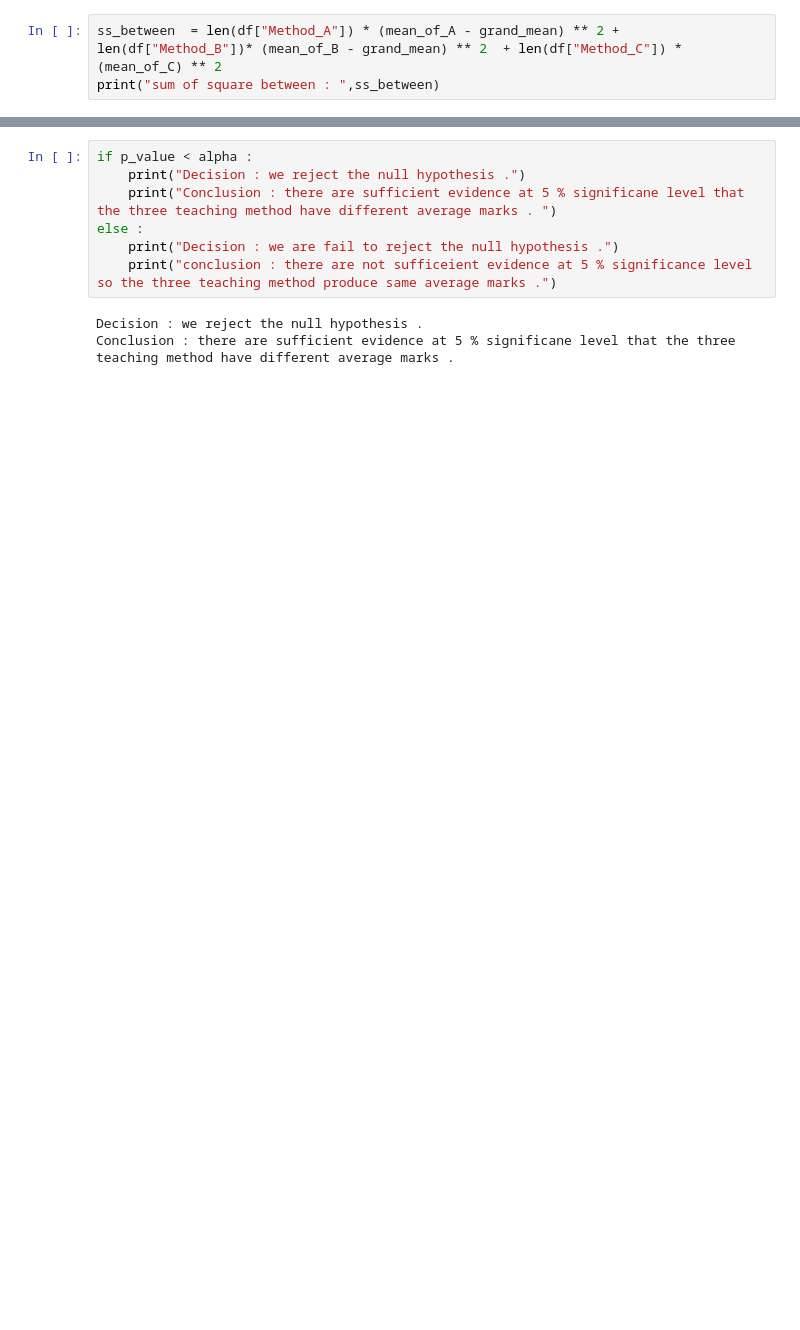
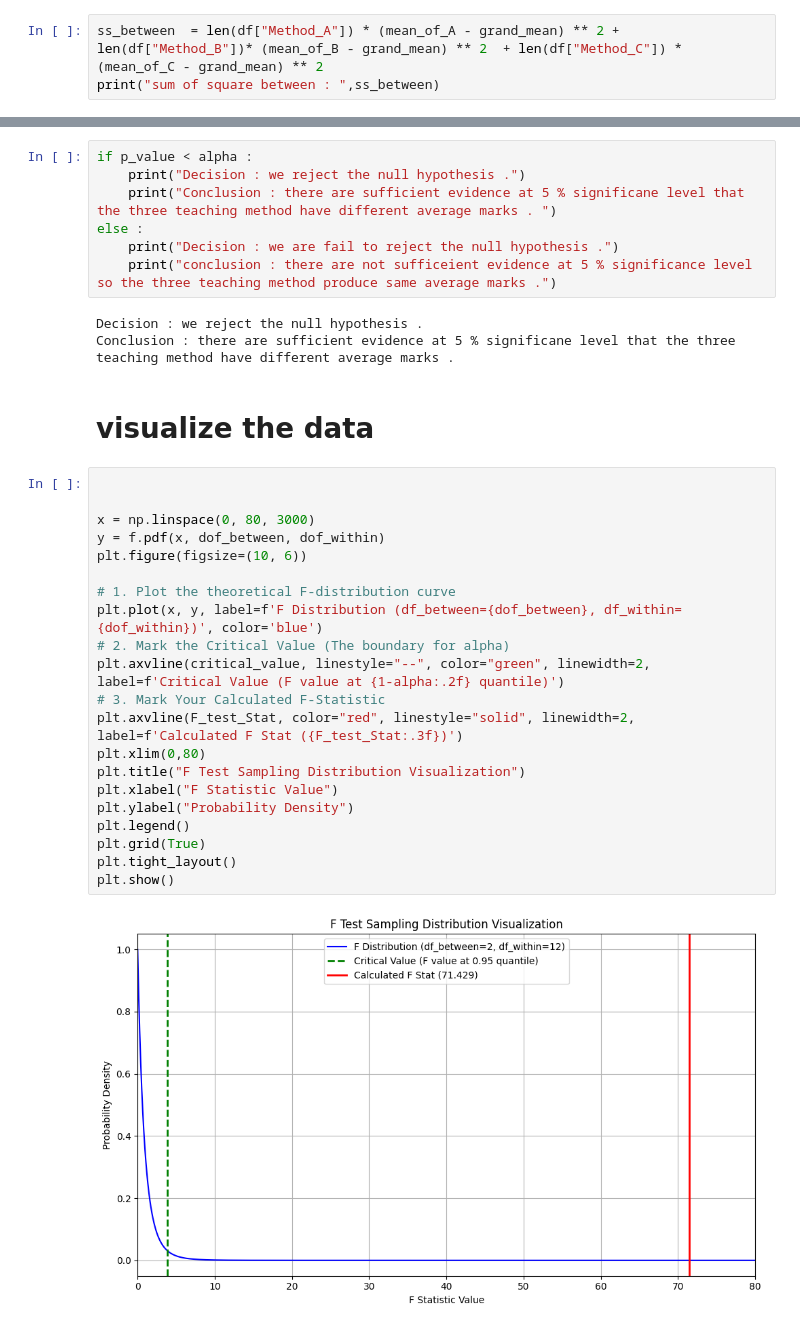
Before and after one commit to Engr-Jawad/statistics_for_data_Science, a Jupyter notebook: f_Test_2.ipynb, the cells around one changed output, grey strips where cells are left out. Cells and saved outputs as stored; diff of their text form; blank space fills up the shorter version.

Commit message:
2nd problem are completly solved on the f test distribution

```diff
--- a/f_Test_2.ipynb
+++ b/f_Test_2.ipynb
@@ -50,6 +50,6 @@ Degree of freedom total :  14
 # %% [markdown]
 # sum of  square between and sum of square within
 # %%
-ss_between  = len(df["Method_A"]) * (mean_of_A - grand_mean) ** 2 + len(df["Method_B"])* (mean_of_B - grand_mean) ** 2  + len(df["Method_C"]) * (mean_of_C) ** 2
+ss_between  = len(df["Method_A"]) * (mean_of_A - grand_mean) ** 2 + len(df["Method_B"])* (mean_of_B - grand_mean) ** 2  + len(df["Method_C"]) * (mean_of_C - grand_mean) ** 2
 print("sum of square between : ",ss_between)
 # %% [output]
@@ -91,3 +91,28 @@ else :
 # %% [output]
 Decision : we reject the null hypothesis .
 Conclusion : there are sufficient evidence at 5 % significane level that the three teaching method have different average marks .
+# %% [markdown]
+# visualize the data
+# %%
+
+
+x = np.linspace(0, 80, 3000)
+y = f.pdf(x, dof_between, dof_within)
+plt.figure(figsize=(10, 6))
+
+# 1. Plot the theoretical F-distribution curve
+plt.plot(x, y, label=f'F Distribution (df_between={dof_between}, df_within={dof_within})', color='blue')
+# 2. Mark the Critical Value (The boundary for alpha)
+plt.axvline(critical_value, linestyle="--", color="green", linewidth=2, label=f'Critical Value (F value at {1-alpha:.2f} quantile)')
+# 3. Mark Your Calculated F-Statistic
+plt.axvline(F_test_Stat, color="red", linestyle="solid", linewidth=2, label=f'Calculated F Stat ({F_test_Stat:.3f})')
+plt.xlim(0,80)
+plt.title("F Test Sampling Distribution Visualization")
+plt.xlabel("F Statistic Value")
+plt.ylabel("Probability Density")
+plt.legend()
+plt.grid(True)
+plt.tight_layout()
+plt.show()
+# %% [output]
+[figure, added]
```
Also changed, not shown: parts of 5 cells of this notebook.
